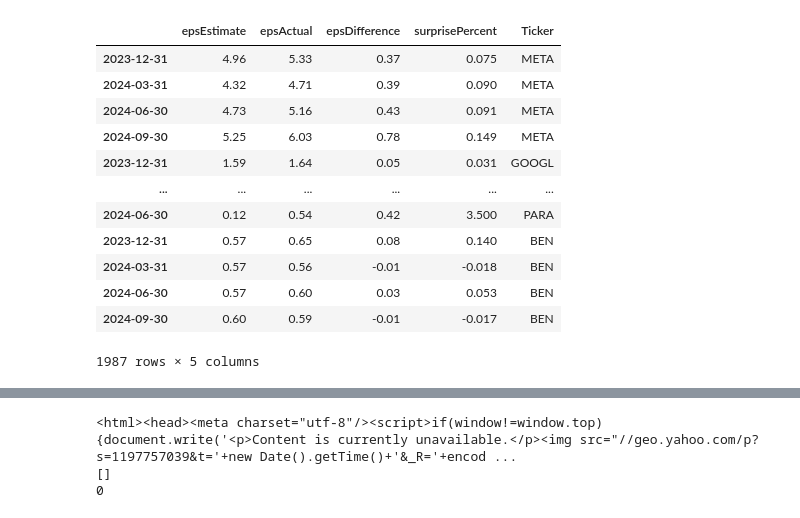
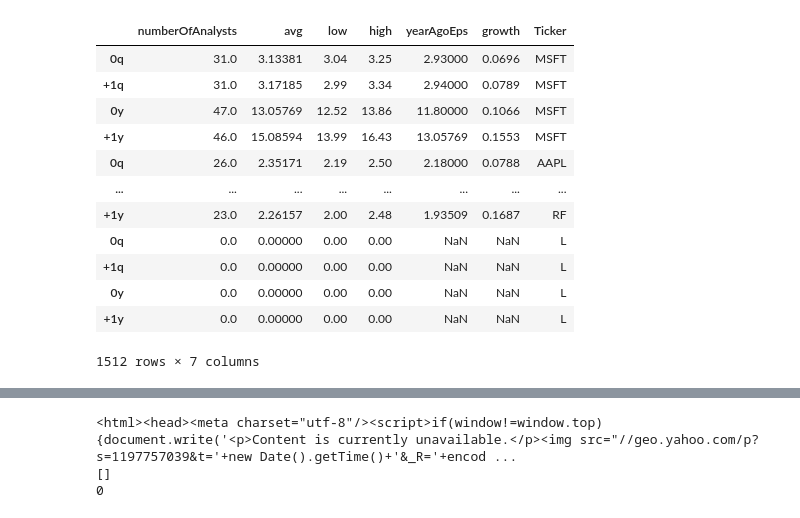
Before and after one commit to Starfalco/MKTmasta, a Jupyter notebook: Buy & Hold Port Screener - Multi tasking - 10.03.23.ipynb, the cells around one changed output, grey strips where cells are left out. Drawn from its saved outputs; the diff is of its cells as text; code cells hidden in the pictures.

```diff
--- a/Buy & Hold Port Screener - Multi tasking - 10.03.23.ipynb
+++ b/Buy & Hold Port Screener - Multi tasking - 10.03.23.ipynb
@@ -17,19 +64,19 @@ from deltalake.writer import write_deltalake
 # %%
-df = pd.read_parquet('extracts/earnings_history.parquet')
+df = pd.read_parquet('extracts/earnings_estimate.parquet')
 
 # Read Data from Delta table
 df
 # %% [output]
-|  | epsEstimate | epsActual | epsDifference | surprisePercent | Ticker |
-| 2023-12-31 | 4.96 | 5.33 | 0.37 | 0.075 | META |
-| 2024-03-31 | 4.32 | 4.71 | 0.39 | 0.090 | META |
-| 2024-06-30 | 4.73 | 5.16 | 0.43 | 0.091 | META |
-| 2024-09-30 | 5.25 | 6.03 | 0.78 | 0.149 | META |
-| 2023-12-31 | 1.59 | 1.64 | 0.05 | 0.031 | GOOGL |
-| ... | ... | ... | ... | ... | ... |
-| 2024-06-30 | 0.12 | 0.54 | 0.42 | 3.500 | PARA |
-| 2023-12-31 | 0.57 | 0.65 | 0.08 | 0.140 | BEN |
-| 2024-03-31 | 0.57 | 0.56 | -0.01 | -0.018 | BEN |
-| 2024-06-30 | 0.57 | 0.60 | 0.03 | 0.053 | BEN |
-| 2024-09-30 | 0.60 | 0.59 | -0.01 | -0.017 | BEN |
+|  | numberOfAnalysts | avg | low | high | yearAgoEps | growth | Ticker |
+| 0q | 31.0 | 3.13381 | 3.04 | 3.25 | 2.93000 | 0.0696 | MSFT |
+| +1q | 31.0 | 3.17185 | 2.99 | 3.34 | 2.94000 | 0.0789 | MSFT |
+| 0y | 47.0 | 13.05769 | 12.52 | 13.86 | 11.80000 | 0.1066 | MSFT |
+| +1y | 46.0 | 15.08594 | 13.99 | 16.43 | 13.05769 | 0.1553 | MSFT |
+| 0q | 26.0 | 2.35171 | 2.19 | 2.50 | 2.18000 | 0.0788 | AAPL |
+| ... | ... | ... | ... | ... | ... | ... | ... |
+| +1y | 23.0 | 2.26157 | 2.00 | 2.48 | 1.93509 | 0.1687 | RF |
+| 0q | 0.0 | 0.00000 | 0.00 | 0.00 | NaN | NaN | L |
+| +1q | 0.0 | 0.00000 | 0.00 | 0.00 | NaN | NaN | L |
+| 0y | 0.0 | 0.00000 | 0.00 | 0.00 | NaN | NaN | L |
+| +1y | 0.0 | 0.00000 | 0.00 | 0.00 | NaN | NaN | L |
-1987 rows × 5 columns
+1512 rows × 7 columns
```
Also changed, not shown: parts of 6 cells of this notebook, 20 other files.
